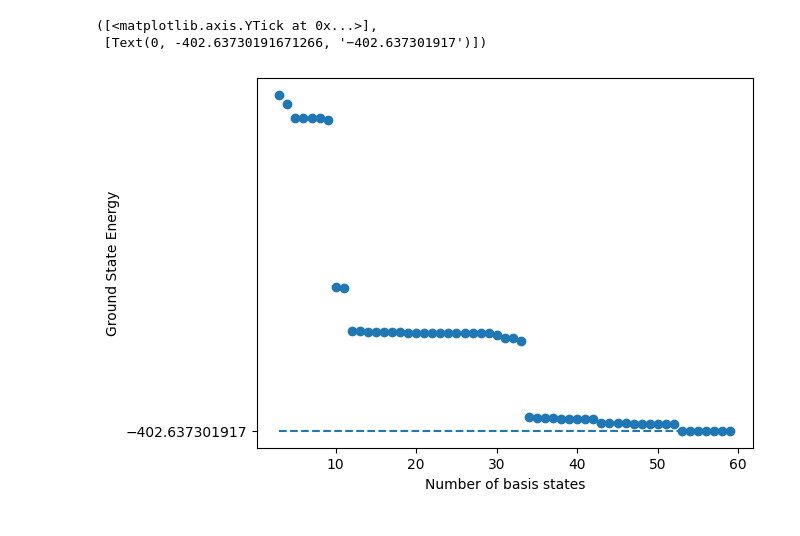
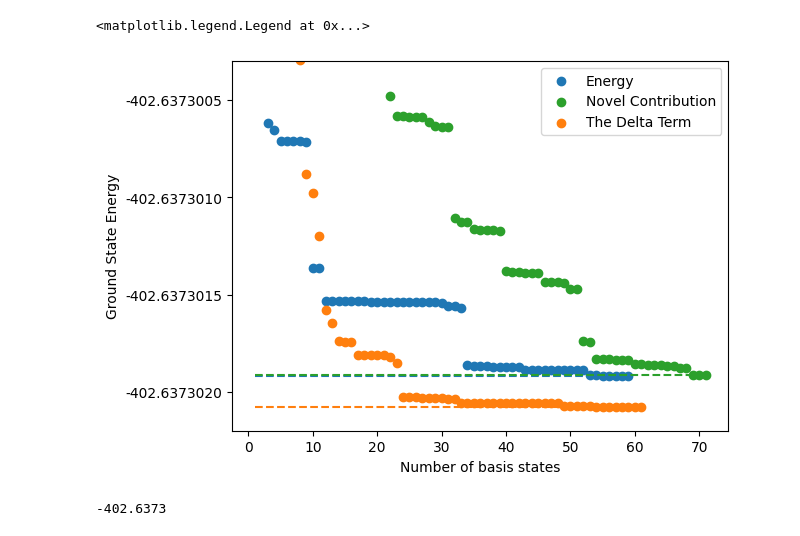
Before and after one commit to Myles244/3-particle-quantum-systems, a Jupyter notebook: graphs.ipynb, the cells around one changed output. Saved outputs shown, nothing was run; the diff lists cells and outputs as text; code cells hidden in the pictures.

```diff
--- a/graphs.ipynb
+++ b/graphs.ipynb
@@ -4,16 +4,36 @@ import matplotlib.pyplot as plt
 # %%
 #produce graph of convergence for each of the sets of paramiters
 
 #load in data
 N, E, D =np.array(np.load('data/convergence.npy',allow_pickle=True),dtype=float).transpose()
+altN, altE, altD =np.array(np.load('data/altconvergence.npy',allow_pickle=True),dtype=float).transpose()
+altaltN, altaltE, altaltD =np.array(np.load('data/altaltconvergence.npy',allow_pickle=True),dtype=float).transpose()
 
 #graph of energy convergence
-plt.scatter(N[2:],E[2:])
-plt.plot([N[2],N[-1]],[E[-1],E[-1]],linestyle='--')
+plt.scatter(N,E,color='C0',label='Energy')
+plt.scatter(altN,altE,color='C2',label='Novel Contribution')
+plt.scatter(altaltN,altaltE,color='C1',label='The Delta Term')
+
+plt.plot([N[0],N[-1]],[E[-1],E[-1]],linestyle='--',color='C0')
+plt.plot([altN[0],altN[-1]],[altE[-1],altE[-1]],linestyle='--',color='C2')
+plt.plot([altaltN[0],altaltN[-1]],[altaltE[-1],altaltE[-1]],linestyle='--',color='C1')
+
 plt.ylabel('Ground State Energy')
 plt.xlabel('Number of basis states')
-plt.yticks([E[-1]])
+
+plt.ylim([-402.6373022,-402.6373003])
+yticks=np.round([-402.6373020,-402.6373015,-402.6373010,-402.6373005],decimals=7)
+ylabel=[]
+for ytick in yticks:
+    ylabel.append(np.format_float_positional(ytick,precision=7,unique=False))
+np.set_printoptions(precision=3)
+plt.yticks(yticks,ylabel)
+
+plt.legend()
 # %% [output]
-([<matplotlib.axis.YTick at 0x...>],
- [Text(0, -402.63730191671266, '−402.637301917')])
+<matplotlib.legend.Legend at 0x...>
-[figure, old version]
+[figure, new version]
+# %%
+print(np.round(E[-1],5))
+# %% [output]
+-402.6373
```
Also changed, not shown: parts of 2 cells of this notebook, 2 other files.
